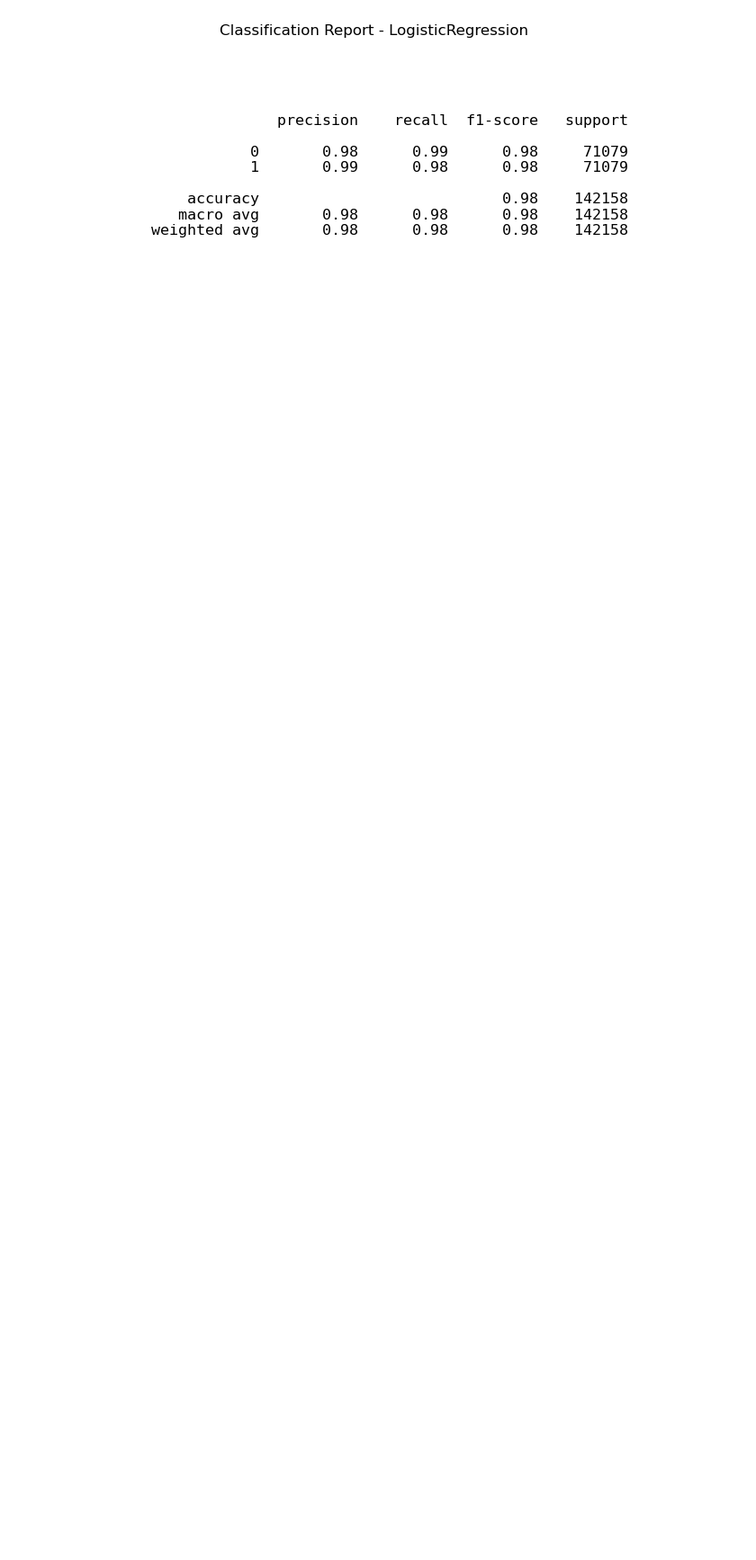
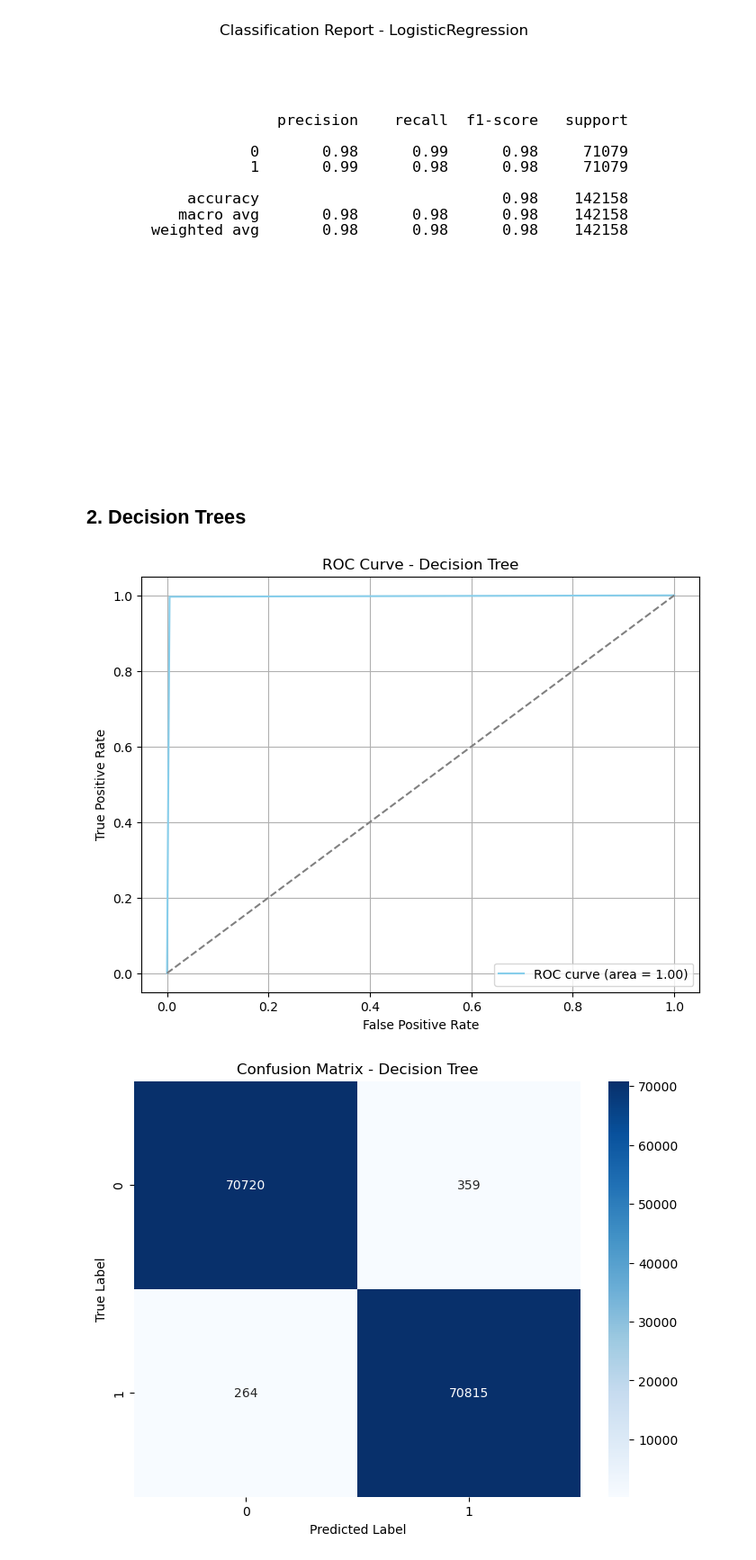
Before and after one commit to naomimitchual/credit_card_fraud, a Jupyter notebook: Credit card fraud detection.ipynb, the cells around one changed output. Shown at 90% size. Cells and saved outputs as stored; diff of their text form; code cells hidden in the pictures; blank space fills up the shorter version.

Commit message:
decision tree

```diff
--- a/Credit card fraud detection.ipynb
+++ b/Credit card fraud detection.ipynb
@@ -309,3 +243,11 @@ train_evaluate("LogisticRegression", model_lr)
 [figure]
 [figure]
 [figure]
+# %% [markdown]
+## 2. Decision Trees
+# %%
+model_dt = DecisionTreeClassifier()
+train_evaluate("Decision Tree", model_dt)
+# %% [output]
+[figure, added]
+[figure, added]
```
Also changed, not shown: parts of 7 cells of this notebook, 3 other files.
